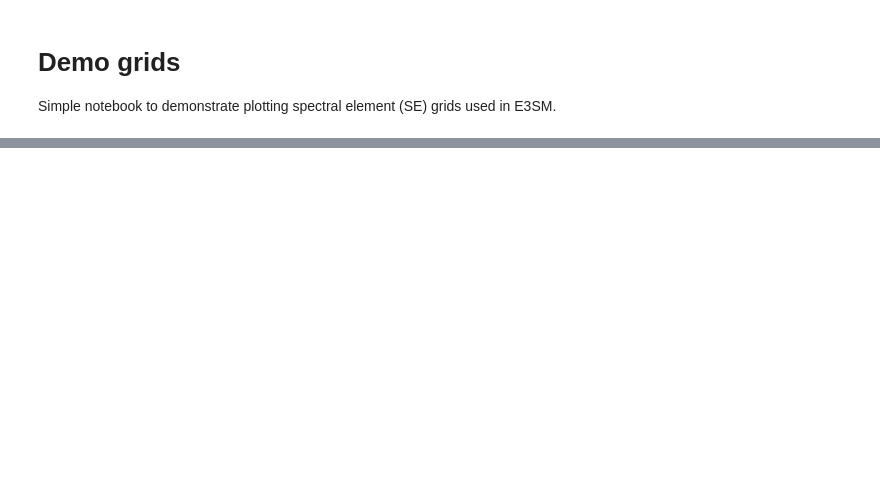
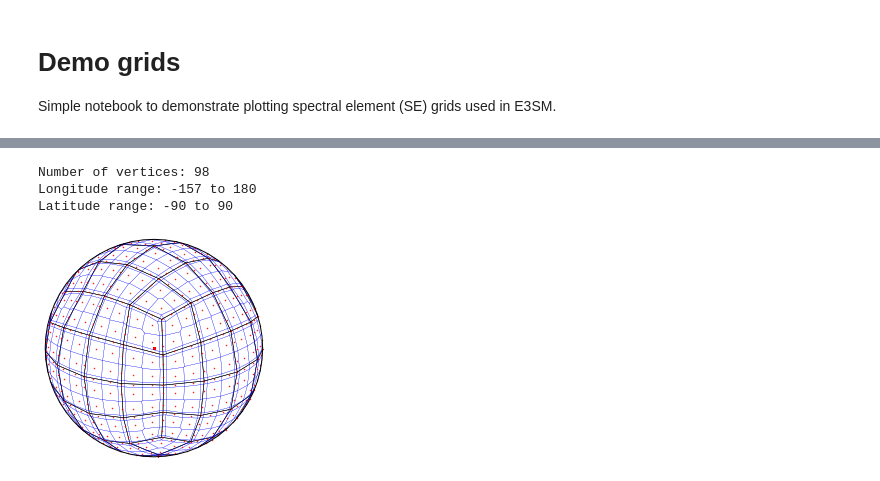
Before and after one commit to brhillman/e3smplot, a Jupyter notebook: demo_grids.ipynb, the cells around one changed output, grey strips where cells are left out. Cells and saved outputs as stored; diff of their text form; code cells hidden in the pictures; blank space fills up the shorter version.

```diff
--- a/demo_grids.ipynb
+++ b/demo_grids.ipynb
@@ -19,0 +45,11 @@ Latitude range: -90 to 90
+# %%
+from plot_exodus import plot_exodus
+figure, ax = pyplot.subplots(1, 1, subplot_kw=dict(projection=crs.Orthographic(central_longitude=40, central_latitude=20)))
+pl = plot_exodus(ds_exodus, ax=ax, color='black', linewidth=0.5)
+pl = plot_corners(ds_scrip, ax=ax, color='blue', linewidth=0.2)
+pl = plot_centers(ds_scrip, ax=ax, color='red', marker='.', markersize=1)
+# %% [output]
+Number of vertices: 98
+Longitude range: -157 to 180
+Latitude range: -90 to 90
+[figure, added]
```
Also changed, not shown: parts of 6 cells of this notebook.
